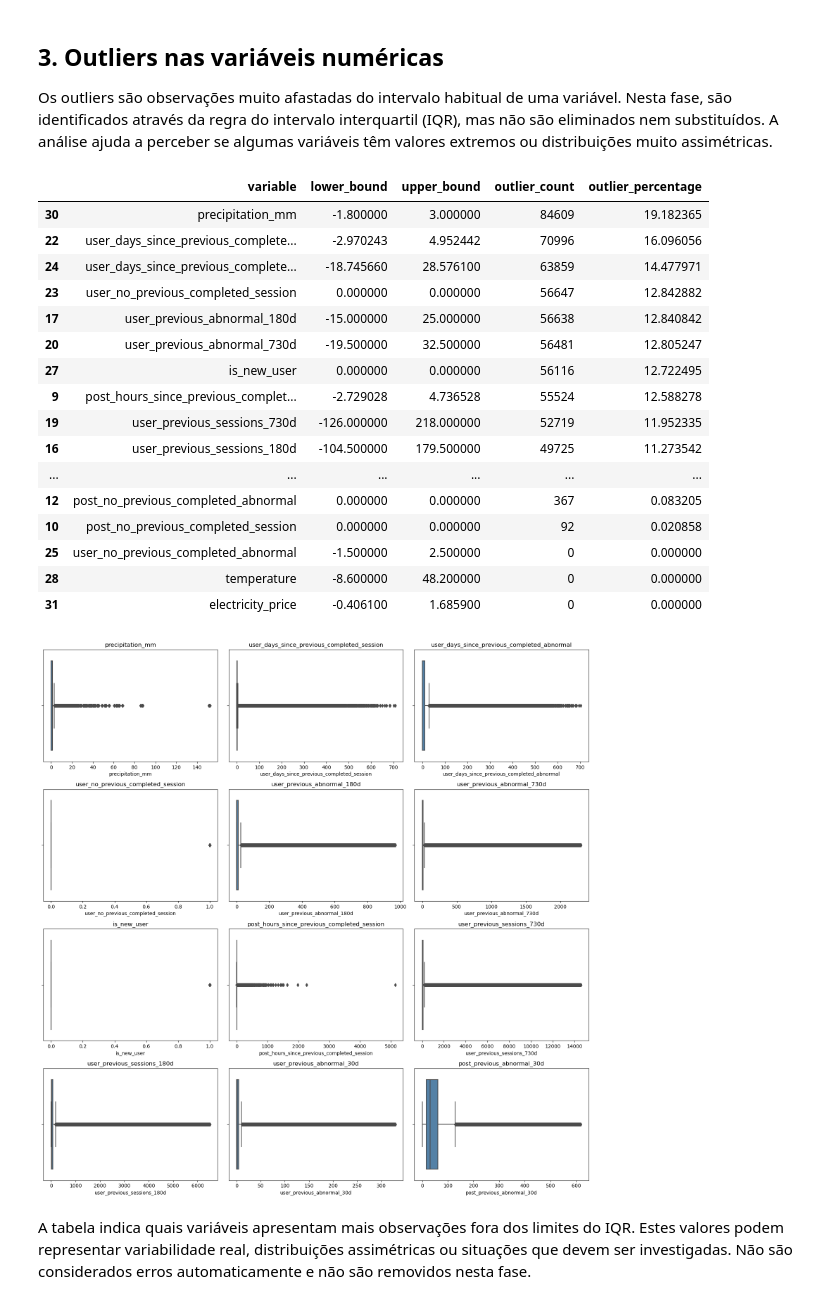
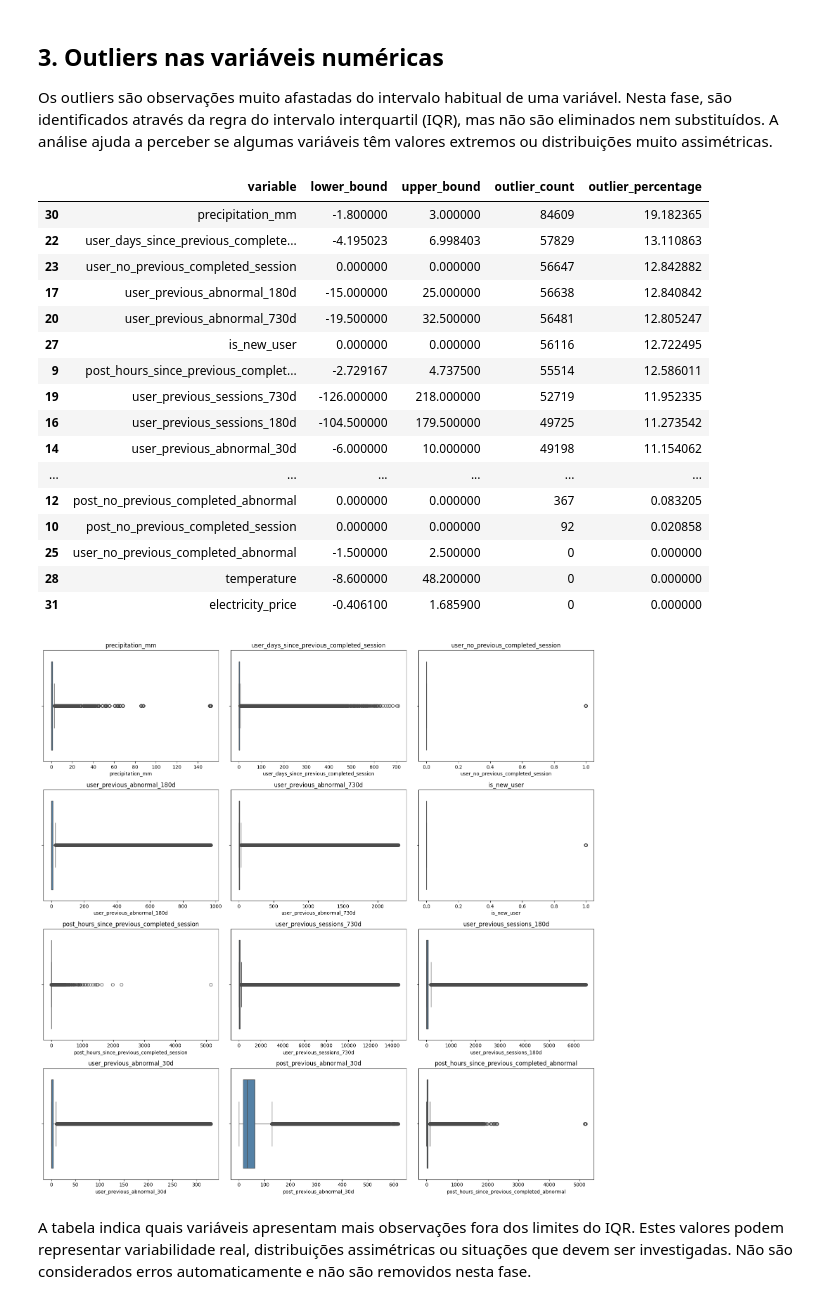
Before and after one commit to marianaCorreiia/MINDD-GPA-1260527-1211883-1231261, a Jupyter notebook: task1.ipynb, the cells around one changed output. Cells and saved outputs as stored; diff of their text form; code cells hidden in the pictures.

```diff
--- a/task1.ipynb
+++ b/task1.ipynb
@@ -470,4 +362,7 @@ Verificar o número de linhas duplicadas existentes no DataFrame antes de proced
 # %%
 #12.Número de linhas duplicadas
-print(f"\nNúmero de linhas duplicadas (antes de remover): {df.duplicated().sum()}")
+print(f"Número de linhas duplicadas: {df.duplicated().sum()}")
+
+df.drop_duplicates(inplace=True)
+print(f"Linhas após remover duplicadas: {len(df)}")
 # %% [output]
@@ -742,0 +640,18 @@ Razao maioritaria/minoritaria: 4.38
+# %%
+normal_causes = {"Charging ends normally", "User stops charging"}
+cause_df = df["end_cause"].value_counts().rename("sessions").to_frame()
+cause_df.index.name = "end_cause"
+cause_df["percentage"] = cause_df["sessions"] / len(df) * 100
+cause_df["tipo"] = np.where(cause_df.index.isin(normal_causes), "normal", "abnormal")
+display(cause_df)
+
+fig, ax = plt.subplots(figsize=(10, 5))
+sns.barplot(data=cause_df.reset_index(), y="end_cause", x="sessions", hue="tipo",
+            palette={"normal": "steelblue", "abnormal": "crimson"}, dodge=False, ax=ax)
+ax.set_xscale("log")
+for pos, pct in enumerate(cause_df["percentage"]):
+    ax.text(cause_df["sessions"].iloc[pos], pos, f" {pct:.1f}%", va="center")
+ax.set_title("Sessoes por end_cause")
+plt.tight_layout()
+save_fig("end_cause_distribution")
+plt.show()
@@ -778,0 +718,13 @@ Diferenças nas medianas, médias ou dispersões indicam variáveis com comporta
+# %%
+dist_cols = [c for c in ["temperature", "relative_humidity", "electricity_price",
+                         "post_previous_abnormal_rate_30d", "user_previous_abnormal_rate_30d",
+                         "post_hours_since_previous_completed_session"] if c in df.columns]
+fig, axes = plt.subplots(2, 3, figsize=(16, 8))
+for ax, col in zip(axes.ravel(), dist_cols):
+    lo, hi = df[col].quantile([0.01, 0.99])
+    sns.histplot(data=df, x=col, hue="is_abnormal", stat="density", common_norm=False,
+                 element="step", bins=40, binrange=(lo, hi), ax=ax)
+    ax.set_title(col)
+plt.tight_layout()
+save_fig("numeric_by_class_hist")
+plt.show()
@@ -799,37 +753,38 @@ for col in eda_numeric:
 outlier_summary = (pd.DataFrame(outlier_rows)
                    .sort_values("outlier_percentage", ascending=False))
 display(outlier_summary)
 
 outlier_plot_cols = outlier_summary.head(12)["variable"].tolist()
 fig, axes = plt.subplots(int(np.ceil(len(outlier_plot_cols) / 3)), 3,
                          figsize=(16, 4 * int(np.ceil(len(outlier_plot_cols) / 3))))
 axes = np.atleast_1d(axes).ravel()
 for ax, col in zip(axes, outlier_plot_cols):
     sns.boxplot(x=df[col], ax=ax, color="steelblue")
     ax.set_title(col)
 for ax in axes[len(outlier_plot_cols):]:
     ax.remove()
 plt.tight_layout()
+save_fig("outliers_boxplot")
 plt.show()
 # %% [output]
 |  | variable | lower_bound | upper_bound | outlier_count | outlier_percentage |
 | 30 | precipitation_mm | -1.800000 | 3.000000 | 84609 | 19.182365 |
-| 22 | user_days_since_previous_complete... | -2.970243 | 4.952442 | 70996 | 16.096056 |
-| 24 | user_days_since_previous_complete... | -18.745660 | 28.576100 | 63859 | 14.477971 |
+| 22 | user_days_since_previous_complete... | -4.195023 | 6.998403 | 57829 | 13.110863 |
 | 23 | user_no_previous_completed_session | 0.000000 | 0.000000 | 56647 | 12.842882 |
 | 17 | user_previous_abnormal_180d | -15.000000 | 25.000000 | 56638 | 12.840842 |
 | 20 | user_previous_abnormal_730d | -19.500000 | 32.500000 | 56481 | 12.805247 |
 | 27 | is_new_user | 0.000000 | 0.000000 | 56116 | 12.722495 |
-| 9 | post_hours_since_previous_complet... | -2.729028 | 4.736528 | 55524 | 12.588278 |
+| 9 | post_hours_since_previous_complet... | -2.729167 | 4.737500 | 55514 | 12.586011 |
 | 19 | user_previous_sessions_730d | -126.000000 | 218.000000 | 52719 | 11.952335 |
 | 16 | user_previous_sessions_180d | -104.500000 | 179.500000 | 49725 | 11.273542 |
+| 14 | user_previous_abnormal_30d | -6.000000 | 10.000000 | 49198 | 11.154062 |
 | ... | ... | ... | ... | ... | ... |
 | 12 | post_no_previous_completed_abnormal | 0.000000 | 0.000000 | 367 | 0.083205 |
 | 10 | post_no_previous_completed_session | 0.000000 | 0.000000 | 92 | 0.020858 |
 | 25 | user_no_previous_completed_abnormal | -1.500000 | 2.500000 | 0 | 0.000000 |
 | 28 | temperature | -8.600000 | 48.200000 | 0 | 0.000000 |
 | 31 | electricity_price | -0.406100 | 1.685900 | 0 | 0.000000 |
-[figure, old version]
+[figure, new version]
 # %% [markdown]
 A tabela indica quais variáveis apresentam mais observações fora dos limites do IQR. Estes valores podem representar variabilidade real, distribuições assimétricas ou situações que devem ser investigadas. Não são considerados erros automaticamente e não são removidos nesta fase.
 # %% [markdown]
```
Also changed, not shown: parts of 70 cells of this notebook, 1 other file.
